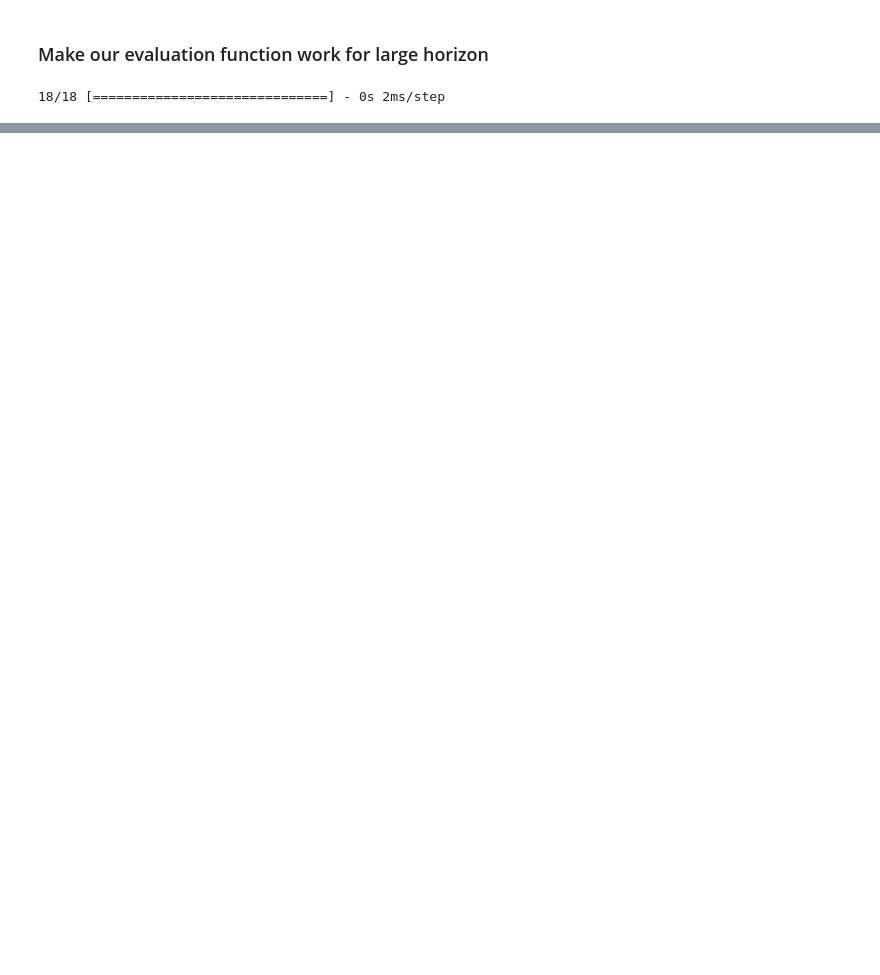
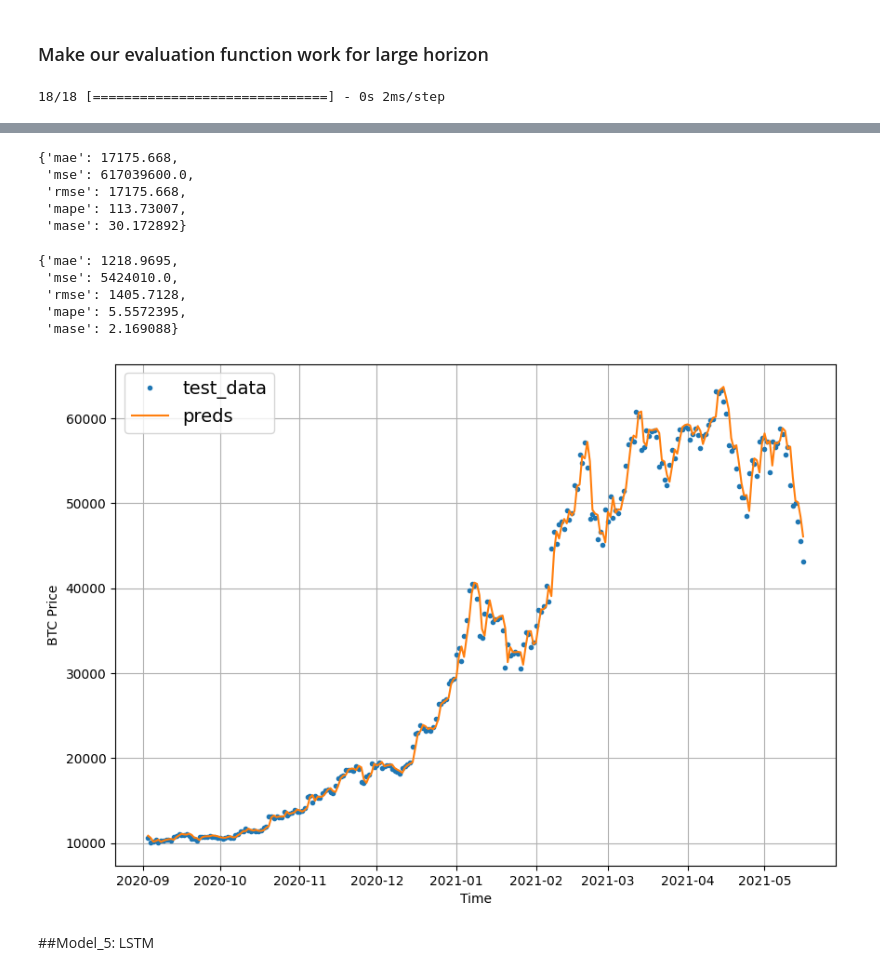
Before and after one commit to Seenuprime/Deep-Learning, a Jupyter notebook: 10_Time_series_TensorFlow.ipynb, the cells around one changed output, grey strips where cells are left out. Drawn from its saved outputs; the diff is of its cells as text; code cells hidden in the pictures; blank space fills up the shorter version.

```diff
--- a/10_Time_series_TensorFlow.ipynb
+++ b/10_Time_series_TensorFlow.ipynb
@@ -699,0 +710,2 @@ plot_time_series(timesteps=naive_forecast.index[:-6],
+# %%
+X_train, X_test, y_train, y_test = train_test_split(full_windows, full_labels, test_size=0.2, shuffle=False)
@@ -699,0 +716,3 @@ plot_time_series(timesteps=naive_forecast.index[:-6],
+# %%
+x = tf.constant(X_train[0])
+x
@@ -699,0 +729,19 @@ plot_time_series(timesteps=naive_forecast.index[:-6],
+# %%
+tf.random.set_seed(42)
+
+model_4 = tf.keras.models.Sequential([
+    tf.keras.layers.Lambda(lambda x: tf.expand_dims(x, axis=1)),
+    tf.keras.layers.Conv1D(filters=128, kernel_size=5, padding='causal', activation='relu'),
+    tf.keras.layers.Dense(HORIZON, activation='linear')
+])
+
+model_4.compile(loss='mae',
+              optimizer='Adam',
+              metrics=['mae', 'mse'])
+
+model_4.fit(X_train, y_train,
+            epochs=100,
+            batch_size=32,
+            verbose=0,
+            validation_data=(X_test, y_test),
+            callbacks=[model_checkpoint('Model_4')])
@@ -699,0 +773,2 @@ plot_time_series(timesteps=naive_forecast.index[:-6],
+# %%
+model_4_preds = model_4.predict(X_test)
@@ -699,0 +784,36 @@ plot_time_series(timesteps=naive_forecast.index[:-6],
+# %%
+model_4_results = calculate_evaluation_metrics(y_test, model_4_preds)
+model_4_results
+# %% [output]
+{'mae': 17175.668,
+ 'mse': 617039600.0,
+ 'rmse': 17175.668,
+ 'mape': 113.73007,
+ 'mase': 30.172892}
+# %%
+model_3_results
+# %% [output]
+{'mae': 1218.9695,
+ 'mse': 5424010.0,
+ 'rmse': 1405.7128,
+ 'mape': 5.5572395,
+ 'mase': 2.169088}
+# %%
+## Plotting the model performance
+offset = 300
+plt.figure(figsize=(10, 7))
+
+plot_time_series(timesteps=naive_forecast.index[:-1],
+                 values = tf.reduce_mean(y_test, axis=1),
+                 start=offset,
+                 label='test_data')
+
+plot_time_series(timesteps=naive_forecast.index[:-1],
+                 values=tf.reduce_mean(model_4_preds, axis=1),
+                 label='preds',
+                 start=offset,
+                 format='-')
+# %% [output]
+[figure, added]
+# %% [markdown]
+##Model_5: LSTM
```
Also changed, not shown: parts of 72 cells of this notebook.
